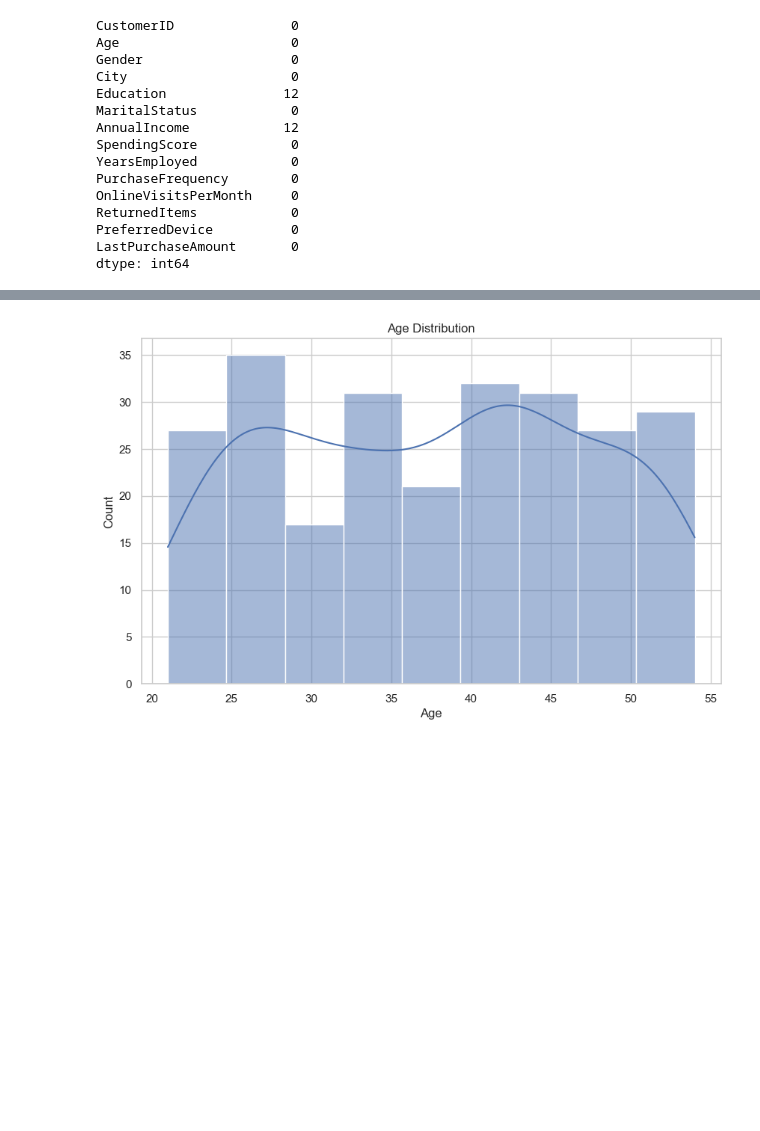
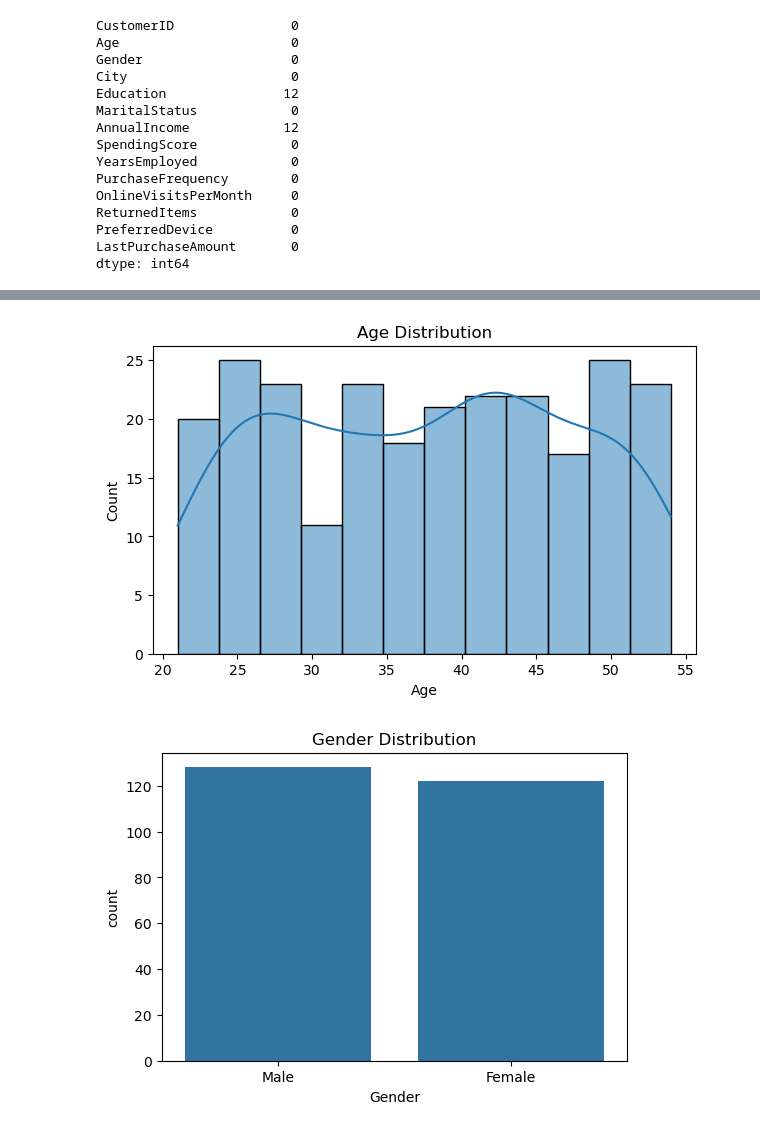
Before and after one commit to Rakshith99B/Internship_Activities, a Jupyter notebook: src/Day20/MiniProject1_EDA.ipynb, the cells around one changed output, grey strips where cells are left out. Cells and saved outputs as stored; diff of their text form; code cells hidden in the pictures; blank space fills up the shorter version.

```diff
--- a/src/Day20/MiniProject1_EDA.ipynb
+++ b/src/Day20/MiniProject1_EDA.ipynb
@@ -75,7 +93,15 @@ Duplicates after: 0
 # %%
-sns.histplot(df["Age"], kde=True)
+plt.figure(figsize=(7,4))
+sns.histplot(df['Age'], bins=12, kde=True)
 plt.title("Age Distribution")
 plt.show()
 # %% [output]
-[figure, old version]
+[figure, new version]
+# %%
+plt.figure(figsize=(6,4))
+sns.countplot(x='Gender', data=df)
+plt.title("Gender Distribution")
+plt.show()
+# %% [output]
+[figure, added]
 # %%
```
Also changed, not shown: parts of 16 cells of this notebook, 5 other files.
